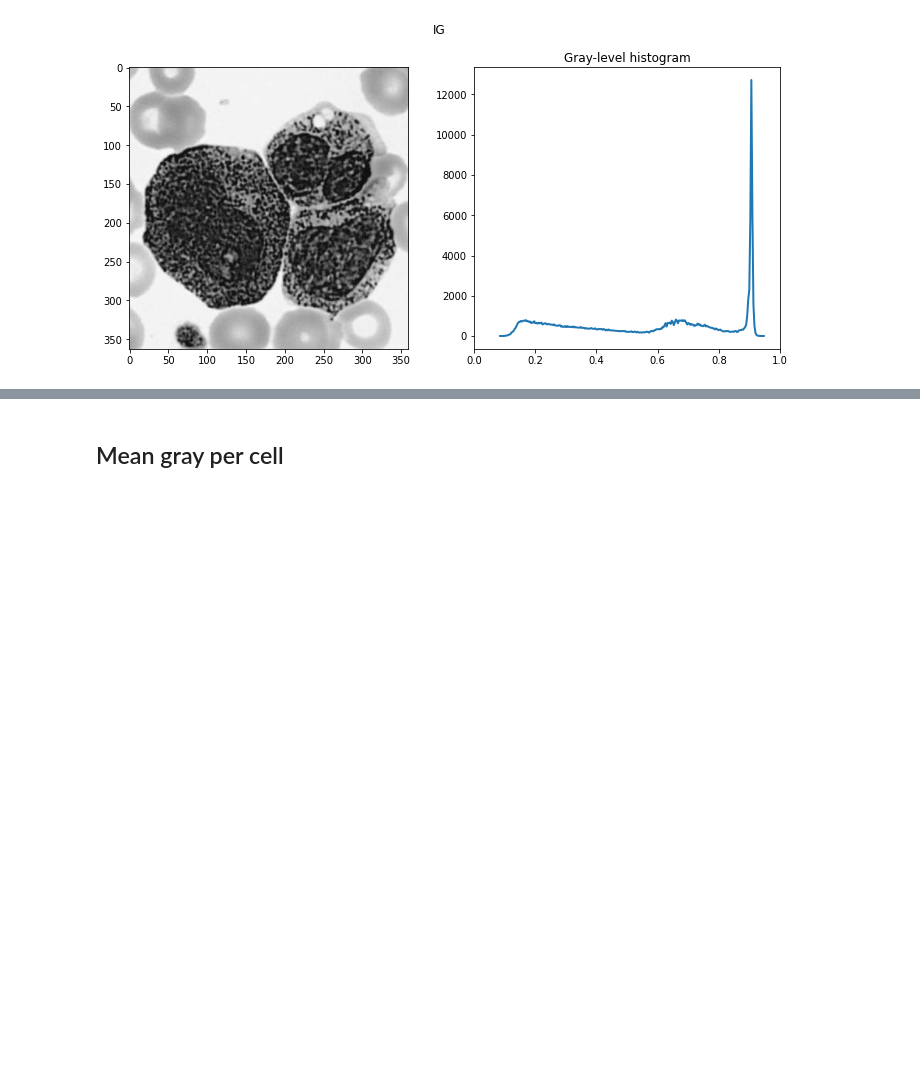
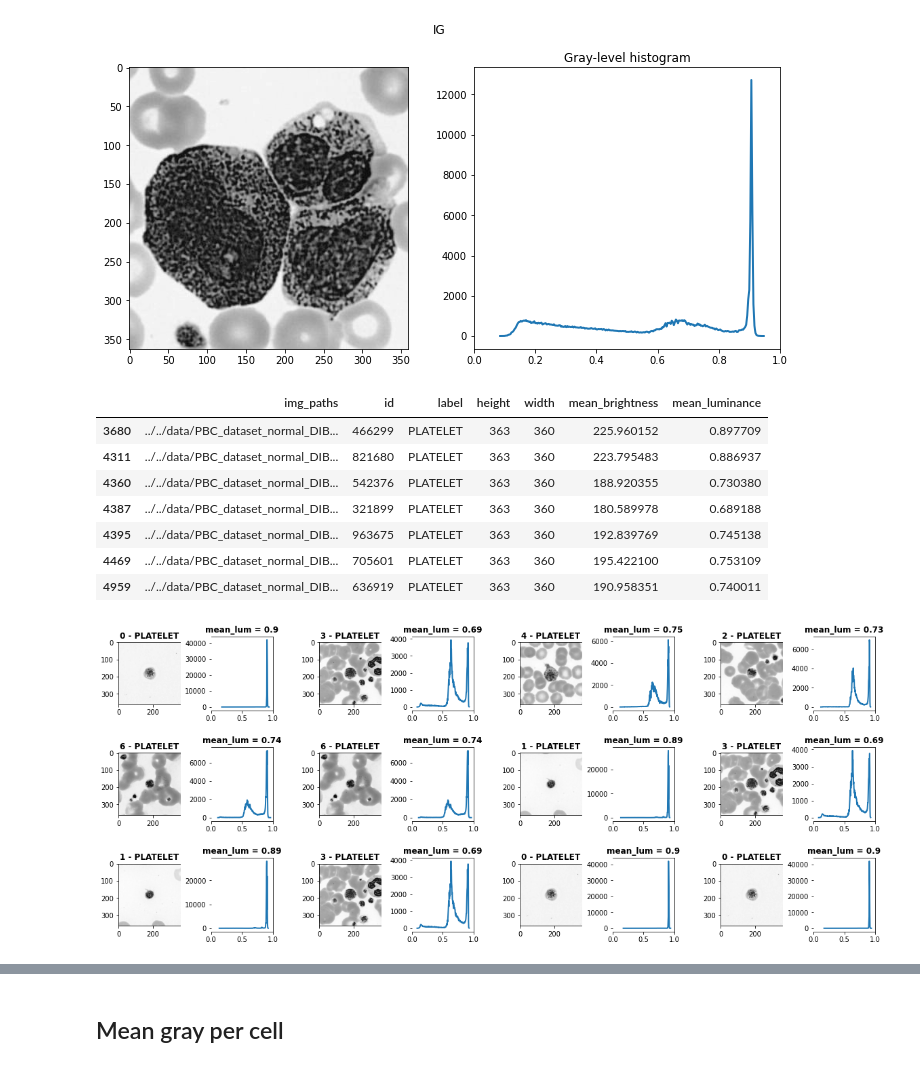
Before and after one commit to Marie-anneMawhin/Leukopy, a Jupyter notebook: notebooks/EDA/EDA_mean_gray.ipynb, the cells around one changed output, grey strips where cells are left out. Cells and saved outputs as stored; diff of their text form; code cells hidden in the pictures; blank space fills up the shorter version.

```diff
--- a/notebooks/EDA/EDA_mean_gray.ipynb
+++ b/notebooks/EDA/EDA_mean_gray.ipynb
@@ -137,3 +174,30 @@ gray_test, histo, histo_centers, fig = plot_gray(df.mean_luminance.argmin(), plo
 # %% [output]
 [figure]
 [figure]
+# %%
+def plot_on_grid_by_cell(label, outliers=False):
+    temp_df =  df[df.label == label]
+    if outliers:
+        temp_df = temp_df[np.abs(stats.zscore(temp_df.mean_luminance)) > 3]
+    display(temp_df)
+
+    temp_images = images[temp_df.index]
+
+    temp_df = temp_df.reset_index(drop=True)
+    mean_exp = np.array([exposure.histogram(im) for im in temp_images])
+
+    plot_on_grid(temp_images, temp_df)
+
+    return fig
+# %%
+mo_grid = plot_on_grid_by_cell('PLATELET', outliers=True)
+# %% [output]
+|  | img_paths | id | label | height | width | mean_brightness | mean_luminance |
+| 3680 | ../../data/PBC_dataset_normal_DIB... | 466299 | PLATELET | 363 | 360 | 225.960152 | 0.897709 |
+| 4311 | ../../data/PBC_dataset_normal_DIB... | 821680 | PLATELET | 363 | 360 | 223.795483 | 0.886937 |
+| 4360 | ../../data/PBC_dataset_normal_DIB... | 542376 | PLATELET | 363 | 360 | 188.920355 | 0.730380 |
+| 4387 | ../../data/PBC_dataset_normal_DIB... | 321899 | PLATELET | 363 | 360 | 180.589978 | 0.689188 |
+| 4395 | ../../data/PBC_dataset_normal_DIB... | 963675 | PLATELET | 363 | 360 | 192.839769 | 0.745138 |
+| 4469 | ../../data/PBC_dataset_normal_DIB... | 705601 | PLATELET | 363 | 360 | 195.422100 | 0.753109 |
+| 4959 | ../../data/PBC_dataset_normal_DIB... | 636919 | PLATELET | 363 | 360 | 190.958351 | 0.740011 |
+[figure, added]
```
Also changed, not shown: parts of 11 cells of this notebook, 1 other file.
